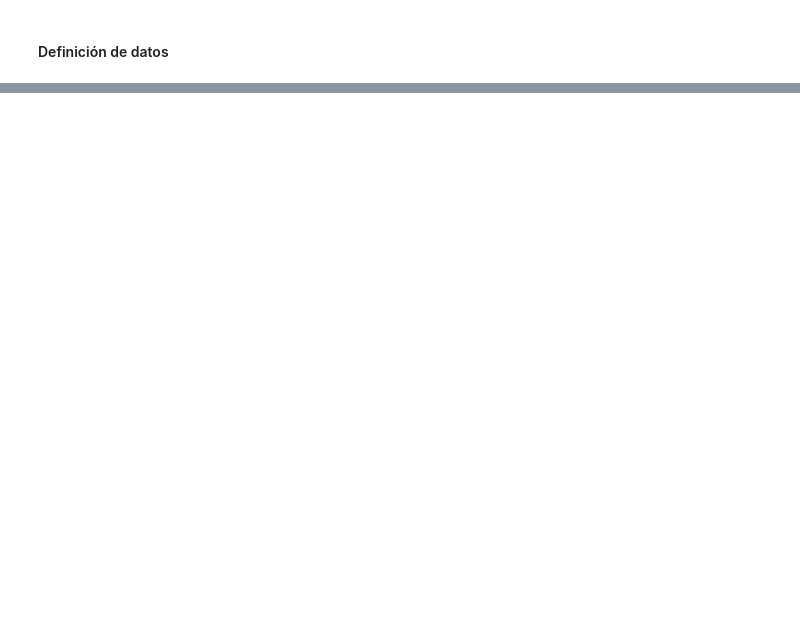
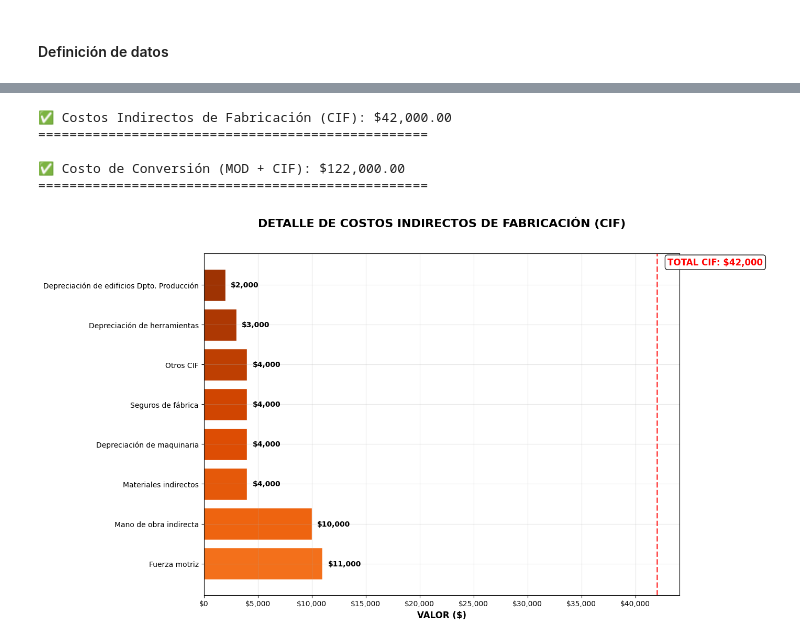
Before and after one commit to licette32/calculo-costos-rendimientos-2025, a Jupyter notebook: Parte-B/4B-costos.ipynb, the cells around one changed output, grey strips where cells are left out. Saved outputs shown, nothing was run; the diff lists cells and outputs as text; code cells hidden in the pictures; blank space fills up the shorter version.

Commit message:
feat: añadir visualizaciones matplotlib para el análisis de costos y actualizar las dependencias

```diff
--- a/Parte-B/4B-costos.ipynb
+++ b/Parte-B/4B-costos.ipynb
@@ -30,5 +27,8 @@ import numpy as np
 from matplotlib import cm
 import matplotlib.patches as mpatches
 # %%
-# Configuración de estilo para los gráficos
+# Configuración de estilo profesional
 plt.style.use('default')
+plt.rcParams['font.family'] = 'DejaVu Sans'
+plt.rcParams['axes.grid'] = True
+plt.rcParams['grid.alpha'] = 0.3
@@ -186,0 +127,54 @@ with pd.ExcelWriter('resultados_actividad_4.xlsx') as writer:
+# %%
+# CIF Total (suma de todos los costos indirectos de fabricación)
+cif_total = sum(datos["Costos Indirectos de Fabricación"].values())
+print(f"\n Costos Indirectos de Fabricación (CIF): ${cif_total:>,.2f}")
+
+print("=" * 50)
+# Costo de Conversión = MOD + CIF
+costo_conversion = mod + cif_total
+print(f"\n✅ Costo de Conversión (MOD + CIF): ${costo_conversion:>,.2f}")
+print("=" * 50)
+# %% [output]
+✅ Costos Indirectos de Fabricación (CIF): $42,000.00
+==================================================
+
+✅ Costo de Conversión (MOD + CIF): $122,000.00
+==================================================
+# %%
+# Gráfico  - Detalle de CIF (barras horizontales)
+fig, ax = plt.subplots(figsize=(14, 8))
+
+# Ordenar CIF por valor
+cif_items = list(datos["Costos Indirectos de Fabricación"].items())
+cif_items.sort(key=lambda x: x[1], reverse=True)
+conceptos = [item[0] for item in cif_items]
+valores = [item[1] for item in cif_items]
+
+# Crear colores degradados
+colors_cif = cm.Oranges(np.linspace(0.6, 0.9, len(conceptos)))
+
+bars = ax.barh(conceptos, valores, color=colors_cif, edgecolor='white', linewidth=1)
+
+ax.set_title('DETALLE DE COSTOS INDIRECTOS DE FABRICACIÓN (CIF)\n',
+             fontweight='bold', fontsize=16, pad=20)
+ax.set_xlabel('VALOR ($)', fontweight='bold', fontsize=12)
+
+# Añadir valores en las barras
+for i, (bar, val) in enumerate(zip(bars, valores)):
+    width = bar.get_width()
+    ax.text(width + 500, bar.get_y() + bar.get_height()/2,
+            f'${val:,}', ha='left', va='center',
+            fontweight='bold', fontsize=10)
+
+# Línea y texto del total CIF
+ax.axvline(cif_total, color='red', linestyle='--', alpha=0.7, linewidth=2)
+ax.text(cif_total + 1000, len(conceptos)-0.5,
+        f'TOTAL CIF: ${cif_total:,}',
+        fontweight='bold', color='red', fontsize=12,
+        bbox=dict(boxstyle="round,pad=0.3", facecolor='white', alpha=0.9))
+
+ax.xaxis.set_major_formatter(plt.FuncFormatter(lambda x, p: f'${x:,.0f}'))
+plt.tight_layout()
+plt.show()
+# %% [output]
+[figure, added]
```
Also changed, not shown: parts of 22 cells of this notebook, 3 other files.
